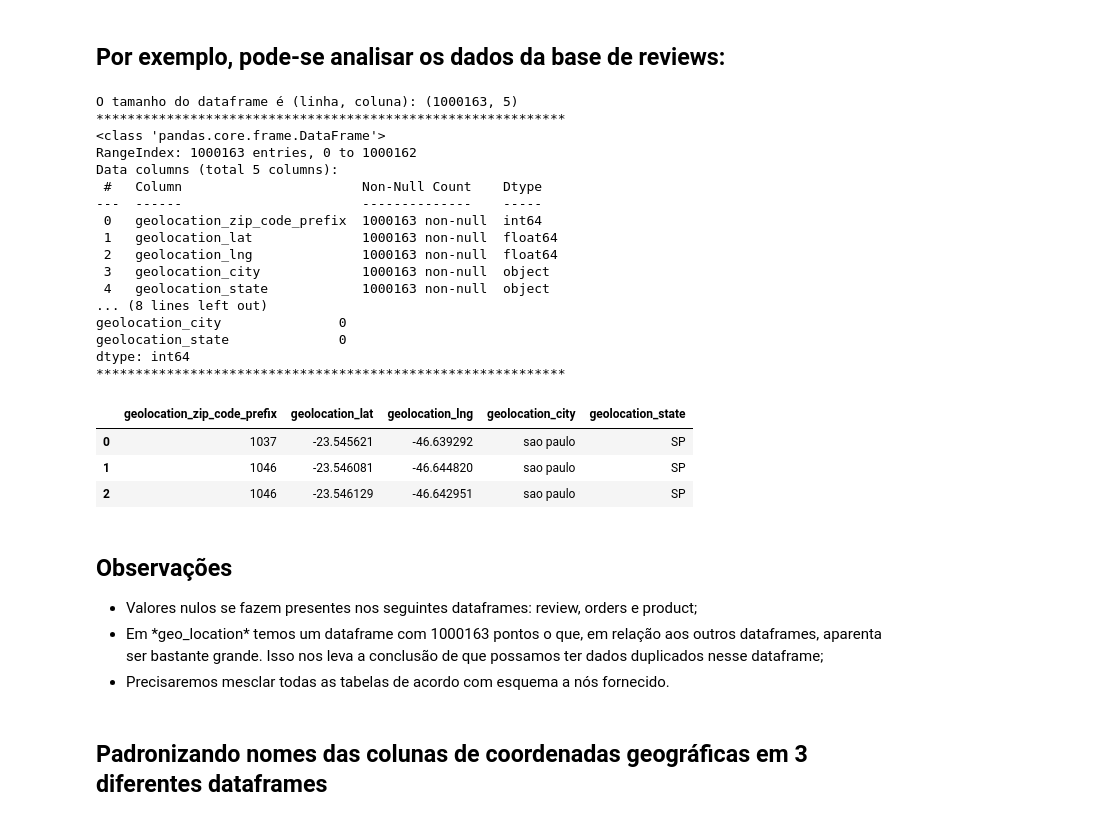
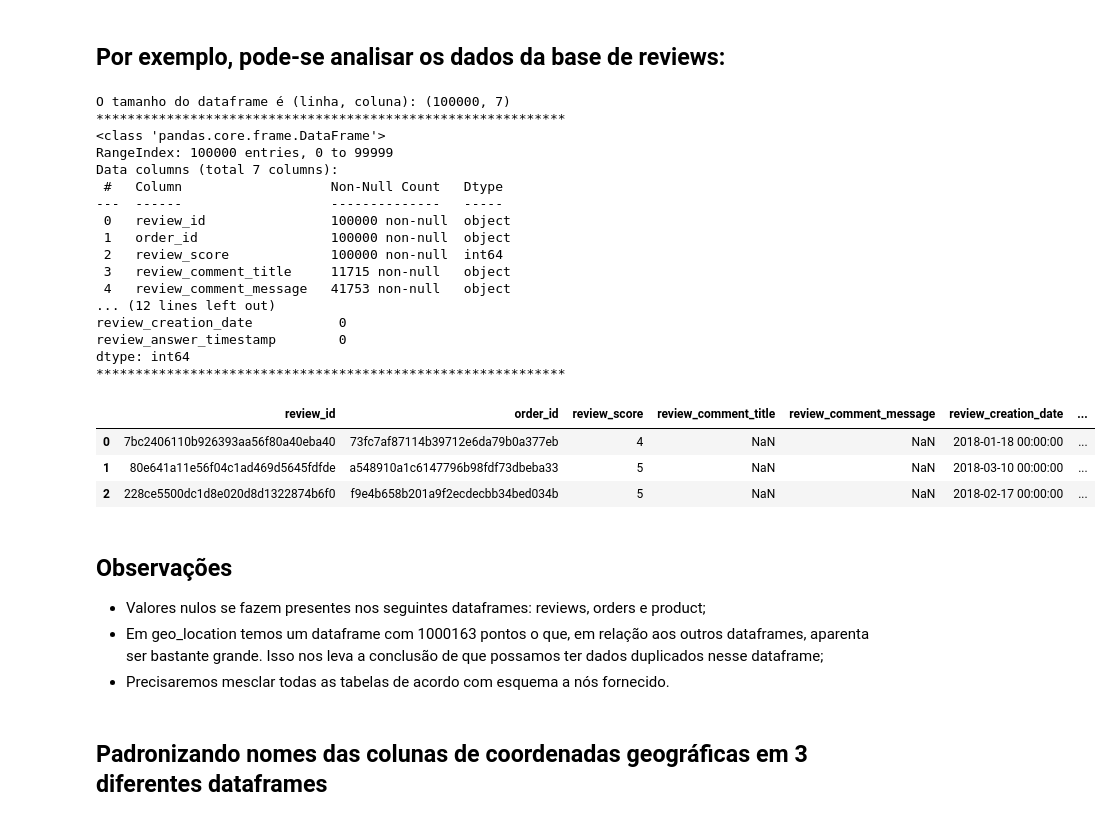
Before and after one commit to carlossrb/py-projects, a Jupyter notebook: src/ecommerces/dataClean.ipynb, the cells around one changed output. Saved outputs shown, nothing was run; the diff lists cells and outputs as text; code cells hidden in the pictures.

Commit message:
data analy begin

```diff
--- a/src/ecommerces/dataClean.ipynb
+++ b/src/ecommerces/dataClean.ipynb
@@ -40,37 +42,37 @@ def dfOverview(dataframe):
 # %% [markdown]
 <h2>Por exemplo, pode-se analisar os dados da base de reviews:</h2>
 # %%
-dfOverview(geo_location)
+dfOverview(reviews)
 # %% [output]
-O tamanho do dataframe é (linha, coluna): (1000163, 5)
+O tamanho do dataframe é (linha, coluna): (100000, 7)
 ************************************************************
 <class 'pandas.core.frame.DataFrame'>
-RangeIndex: 1000163 entries, 0 to 1000162
-Data columns (total 5 columns):
- #   Column                       Non-Null Count    Dtype
----  ------                       --------------    -----
- 0   geolocation_zip_code_prefix  1000163 non-null  int64
- 1   geolocation_lat              1000163 non-null  float64
- 2   geolocation_lng              1000163 non-null  float64
- 3   geolocation_city             1000163 non-null  object
- 4   geolocation_state            1000163 non-null  object
-... (8 lines left out)
-geolocation_city               0
-geolocation_state              0
+RangeIndex: 100000 entries, 0 to 99999
+Data columns (total 7 columns):
+ #   Column                   Non-Null Count   Dtype
+---  ------                   --------------   -----
+ 0   review_id                100000 non-null  object
+ 1   order_id                 100000 non-null  object
+ 2   review_score             100000 non-null  int64
+ 3   review_comment_title     11715 non-null   object
+ 4   review_comment_message   41753 non-null   object
+... (12 lines left out)
+review_creation_date           0
+review_answer_timestamp        0
 dtype: int64
 ************************************************************
-|  | geolocation_zip_code_prefix | geolocation_lat | geolocation_lng | geolocation_city | geolocation_state |
-| 0 | 1037 | -23.545621 | -46.639292 | sao paulo | SP |
-| 1 | 1046 | -23.546081 | -46.644820 | sao paulo | SP |
-| 2 | 1046 | -23.546129 | -46.642951 | sao paulo | SP |
+|  | review_id | order_id | review_score | review_comment_title | review_comment_message | review_creation_date | ... |
+| 0 | 7bc2406110b926393aa56f80a40eba40 | 73fc7af87114b39712e6da79b0a377eb | 4 | NaN | NaN | 2018-01-18 00:00:00 | ... |
+| 1 | 80e641a11e56f04c1ad469d5645fdfde | a548910a1c6147796b98fdf73dbeba33 | 5 | NaN | NaN | 2018-03-10 00:00:00 | ... |
+| 2 | 228ce5500dc1d8e020d8d1322874b6f0 | f9e4b658b201a9f2ecdecbb34bed034b | 5 | NaN | NaN | 2018-02-17 00:00:00 | ... |
 # %% [markdown]
 <h2><strong>Observações<strong></h2>
 
 
 <ul>
-<li>Valores nulos se fazem presentes nos seguintes dataframes: review, orders e product;</li>
+<li>Valores nulos se fazem presentes nos seguintes dataframes: reviews, orders e product;</li>
 
-<li>Em *geo_location* temos um dataframe com 1000163 pontos o que, em relação aos outros dataframes, aparenta ser bastante grande. Isso nos leva a conclusão de que possamos ter dados duplicados nesse dataframe;</li>
+<li>Em geo_location temos um dataframe com 1000163 pontos o que, em relação aos outros dataframes, aparenta ser bastante grande. Isso nos leva a conclusão de que possamos ter dados duplicados nesse dataframe;</li>
 
 <li>Precisaremos mesclar todas as tabelas de acordo com esquema a nós fornecido.</li>
 </ul>
```
Also changed, not shown: parts of 2 cells of this notebook, 1 other file.
